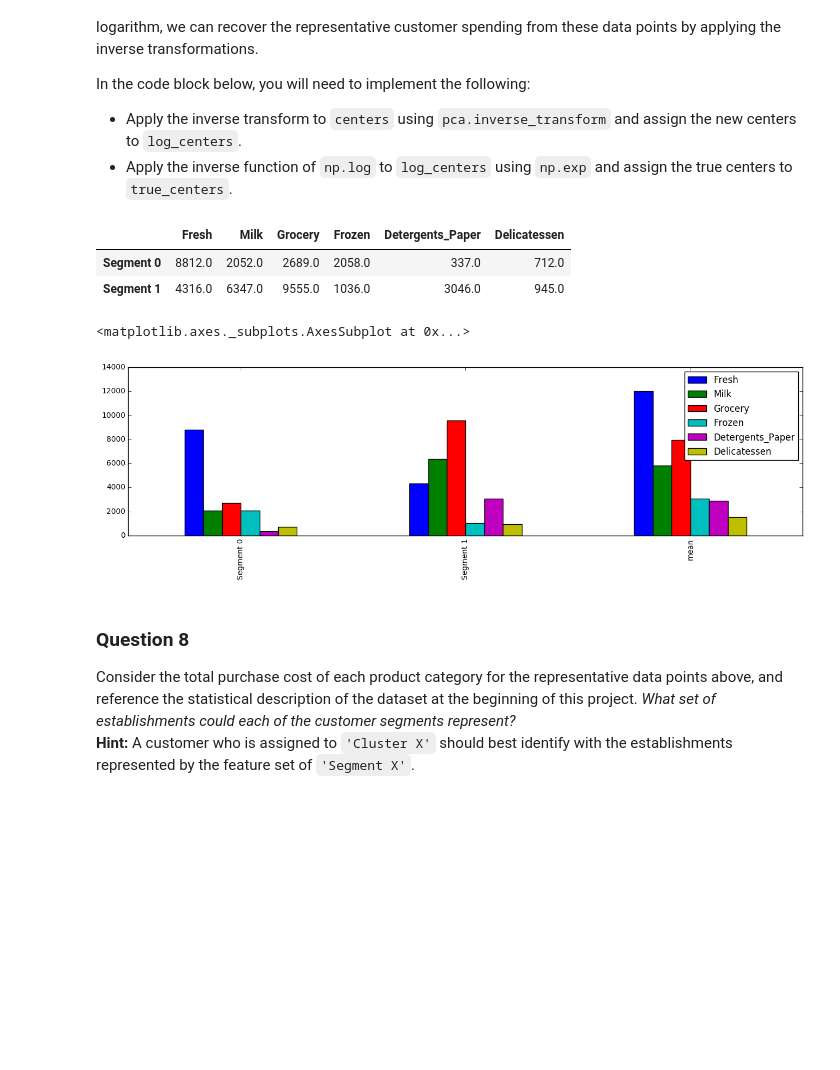
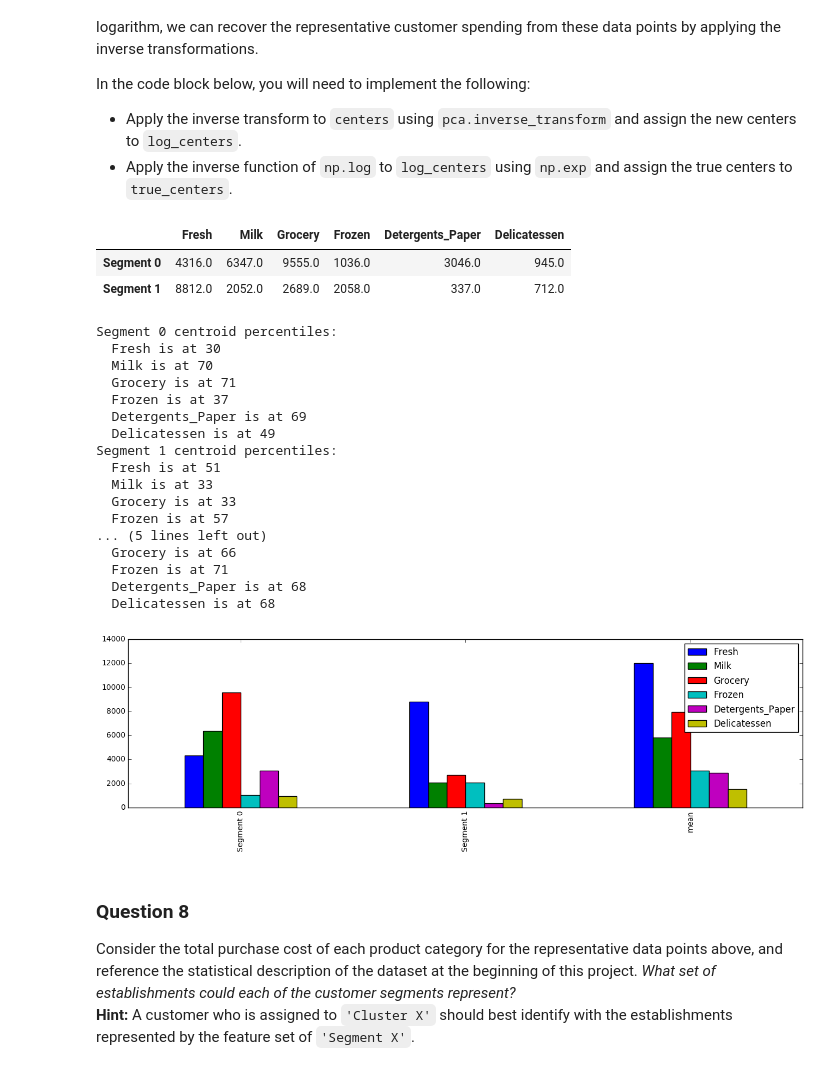
Before and after one commit to arthurcgusmao/mlnd_customer_segments, a Jupyter notebook: customer_segments.ipynb, the cells around one changed output. Drawn from its saved outputs; the diff is of its cells as text; code cells hidden in the pictures; blank space fills up the shorter version.

```diff
--- a/customer_segments.ipynb
+++ b/customer_segments.ipynb
@@ -509,25 +512,49 @@ In the code block below, you will need to implement the following:
 # %%
 # TODO: Inverse transform the centers
 log_centers = pca.inverse_transform(centers)
 
 # TODO: Exponentiate the centers
 true_centers = np.exp(log_centers)
 
 # Display the true centers
 segments = ['Segment {}'.format(i) for i in range(0,len(centers))]
 true_centers = pd.DataFrame(np.round(true_centers), columns = data.keys())
 true_centers.index = segments
 display(true_centers)
 
 
 true_centers = true_centers.append(data.describe().ix['mean'])
 true_centers.plot(kind = 'bar', figsize = (16, 4))
+
+
+from scipy.stats import percentileofscore
+
+for idx in true_centers.index:
+    print str(idx) + ' centroid percentiles:'
+    for col in data.columns.values:
+        print "  {} is at {}".format(col,int(percentileofscore(data[col],true_centers.loc[idx,col])))
 # %% [output]
 |  | Fresh | Milk | Grocery | Frozen | Detergents_Paper | Delicatessen |
-| Segment 0 | 8812.0 | 2052.0 | 2689.0 | 2058.0 | 337.0 | 712.0 |
-| Segment 1 | 4316.0 | 6347.0 | 9555.0 | 1036.0 | 3046.0 | 945.0 |
+| Segment 0 | 4316.0 | 6347.0 | 9555.0 | 1036.0 | 3046.0 | 945.0 |
+| Segment 1 | 8812.0 | 2052.0 | 2689.0 | 2058.0 | 337.0 | 712.0 |
-<matplotlib.axes._subplots.AxesSubplot at 0x...>
+Segment 0 centroid percentiles:
+  Fresh is at 30
+  Milk is at 70
+  Grocery is at 71
+  Frozen is at 37
+  Detergents_Paper is at 69
+  Delicatessen is at 49
+Segment 1 centroid percentiles:
+  Fresh is at 51
+  Milk is at 33
+  Grocery is at 33
+  Frozen is at 57
+... (5 lines left out)
+  Grocery is at 66
+  Frozen is at 71
+  Detergents_Paper is at 68
+  Delicatessen is at 68
-[figure, old version]
+[figure, new version]
 # %% [markdown]
 ### Question 8
 Consider the total purchase cost of each product category for the representative data points above, and reference the statistical description of the dataset at the beginning of this project. *What set of establishments could each of the customer segments represent?*
```
Also changed, not shown: parts of 3 cells of this notebook, 1 other file.
